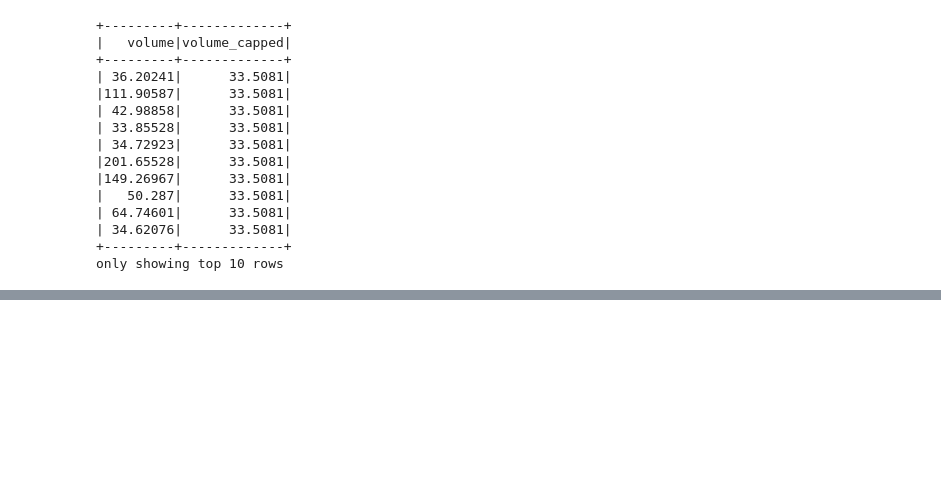
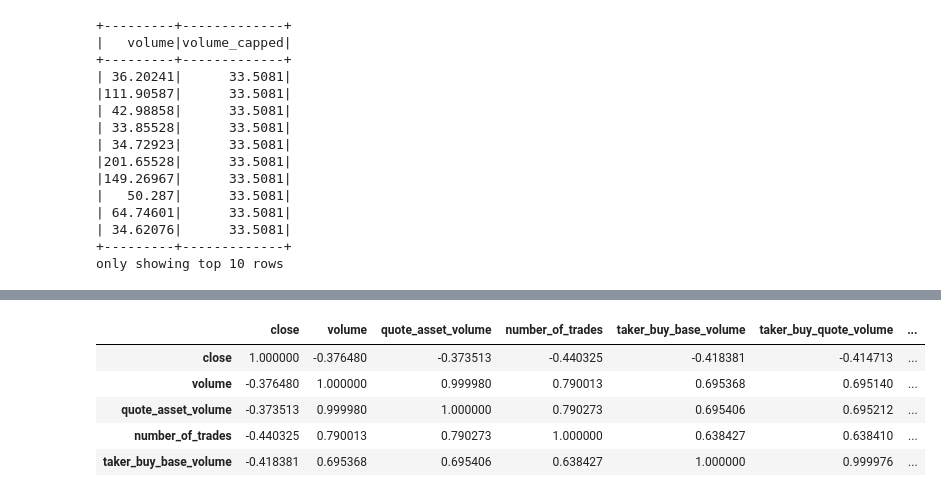
Before and after one commit to karimabenihda/Quant-AI_pr-diction_prix_Bitcoin, a Jupyter notebook: main.ipynb, the cells around one changed output, grey strips where cells are left out. Saved outputs shown, nothing was run; the diff lists cells and outputs as text; code cells hidden in the pictures; blank space fills up the shorter version.

```diff
--- a/main.ipynb
+++ b/main.ipynb
@@ -245,0 +304,30 @@ cols_numeric = [
+# %%
+
+
+# matrice de correlation
+
+from pyspark.ml.stat import Correlation
+from pyspark.ml.feature import VectorAssembler
+import numpy as np
+import pandas as pd
+
+cols_numeric = [
+    "close", "volume", "quote_asset_volume", "number_of_trades",
+    "taker_buy_base_volume", "taker_buy_quote_volume",
+    "return", "ma_05", "ma_10", "taker_ratio", "close_t_plus_10"
+]
+
+assembler = VectorAssembler(
+    inputCols=cols_numeric,
+    outputCol="features"
+)
+df_vector = assembler.transform(df_clean).select("features")
+
+
+corr_matrix = Correlation.corr(df_vector, "features").head()[0]
+
+
+corr_array = corr_matrix.toArray()
+
+
+corr_df = pd.DataFrame(corr_array, columns=cols_numeric, index=cols_numeric)
@@ -245,0 +344,9 @@ cols_numeric = [
+# %%
+corr_df.head()
+# %% [output]
+|  | close | volume | quote_asset_volume | number_of_trades | taker_buy_base_volume | taker_buy_quote_volume | ... |
+| close | 1.000000 | -0.376480 | -0.373513 | -0.440325 | -0.418381 | -0.414713 | ... |
+| volume | -0.376480 | 1.000000 | 0.999980 | 0.790013 | 0.695368 | 0.695140 | ... |
+| quote_asset_volume | -0.373513 | 0.999980 | 1.000000 | 0.790273 | 0.695406 | 0.695212 | ... |
+| number_of_trades | -0.440325 | 0.790013 | 0.790273 | 1.000000 | 0.638427 | 0.638410 | ... |
+| taker_buy_base_volume | -0.418381 | 0.695368 | 0.695406 | 0.638427 | 1.000000 | 0.999976 | ... |
```
Also changed, not shown: parts of 10 cells of this notebook, 1 other file.
